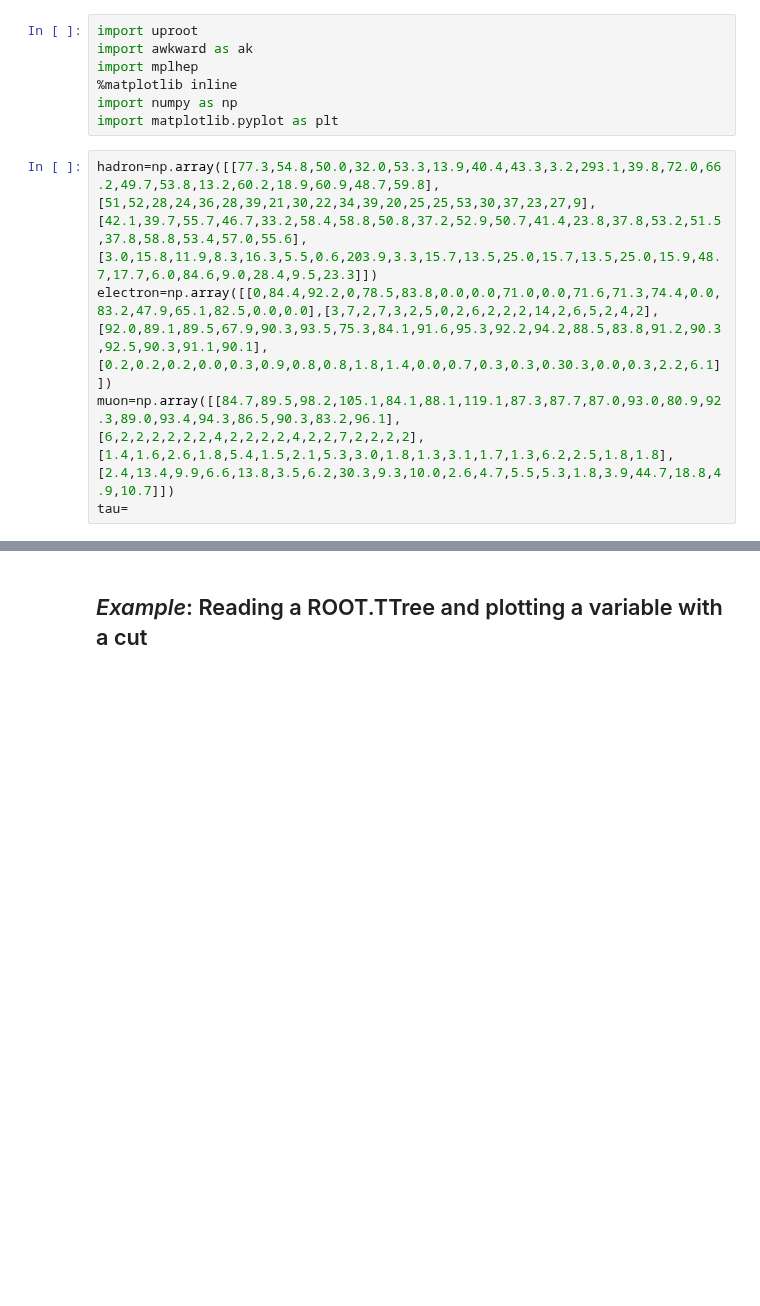
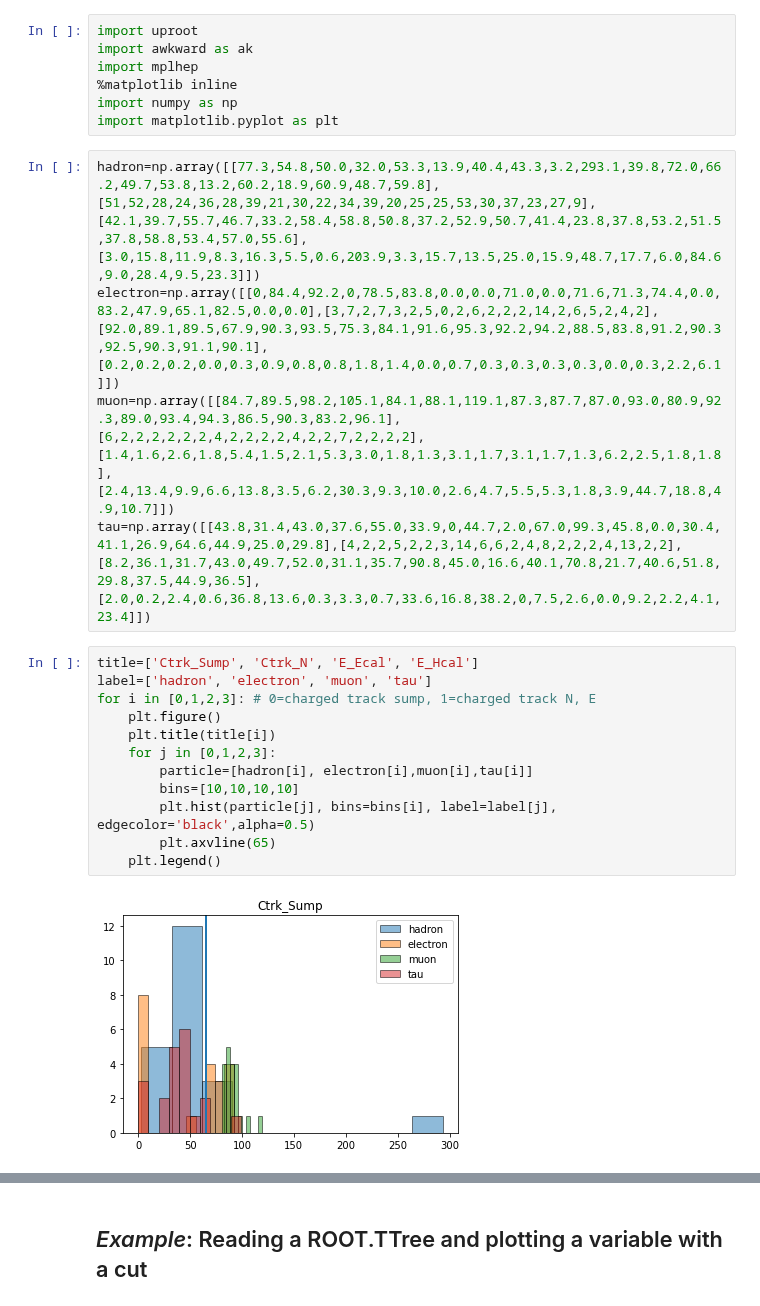
Before and after one commit to josepretel/z0-precisionmeasurement, a Jupyter notebook: z0_experiment.ipynb, the cells around one changed output, grey strips where cells are left out. Drawn from its saved outputs; the diff is of its cells as text; blank space fills up the shorter version.

Commit message:
Add files via upload
histograms for event horizon generated

```diff
--- a/z0_experiment.ipynb
+++ b/z0_experiment.ipynb
@@ -33,7 +33,21 @@ import mplhep
 import numpy as np
 import matplotlib.pyplot as plt
 # %%
-hadron=np.array([[77.3,54.8,50.0,32.0,53.3,13.9,40.4,43.3,3.2,293.1,39.8,72.0,66.2,49.7,53.8,13.2,60.2,18.9,60.9,48.7,59.8],[51,52,28,24,36,28,39,21,30,22,34,39,20,25,25,53,30,37,23,27,9],[42.1,39.7,55.7,46.7,33.2,58.4,58.8,50.8,37.2,52.9,50.7,41.4,23.8,37.8,53.2,51.5,37.8,58.8,53.4,57.0,55.6], [3.0,15.8,11.9,8.3,16.3,5.5,0.6,203.9,3.3,15.7,13.5,25.0,15.7,13.5,25.0,15.9,48.7,17.7,6.0,84.6,9.0,28.4,9.5,23.3]])
-electron=np.array([[0,84.4,92.2,0,78.5,83.8,0.0,0.0,71.0,0.0,71.6,71.3,74.4,0.0,83.2,47.9,65.1,82.5,0.0,0.0],[3,7,2,7,3,2,5,0,2,6,2,2,2,14,2,6,5,2,4,2],[92.0,89.1,89.5,67.9,90.3,93.5,75.3,84.1,91.6,95.3,92.2,94.2,88.5,83.8,91.2,90.3,92.5,90.3,91.1,90.1],[0.2,0.2,0.2,0.0,0.3,0.9,0.8,0.8,1.8,1.4,0.0,0.7,0.3,0.3,0.30.3,0.0,0.3,2.2,6.1]])
-muon=np.array([[84.7,89.5,98.2,105.1,84.1,88.1,119.1,87.3,87.7,87.0,93.0,80.9,92.3,89.0,93.4,94.3,86.5,90.3,83.2,96.1],[6,2,2,2,2,2,2,4,2,2,2,2,4,2,2,7,2,2,2,2],[1.4,1.6,2.6,1.8,5.4,1.5,2.1,5.3,3.0,1.8,1.3,3.1,1.7,1.3,6.2,2.5,1.8,1.8],[2.4,13.4,9.9,6.6,13.8,3.5,6.2,30.3,9.3,10.0,2.6,4.7,5.5,5.3,1.8,3.9,44.7,18.8,4.9,10.7]])
-tau=
+hadron=np.array([[77.3,54.8,50.0,32.0,53.3,13.9,40.4,43.3,3.2,293.1,39.8,72.0,66.2,49.7,53.8,13.2,60.2,18.9,60.9,48.7,59.8],[51,52,28,24,36,28,39,21,30,22,34,39,20,25,25,53,30,37,23,27,9],[42.1,39.7,55.7,46.7,33.2,58.4,58.8,50.8,37.2,52.9,50.7,41.4,23.8,37.8,53.2,51.5,37.8,58.8,53.4,57.0,55.6], [3.0,15.8,11.9,8.3,16.3,5.5,0.6,203.9,3.3,15.7,13.5,25.0,15.9,48.7,17.7,6.0,84.6,9.0,28.4,9.5,23.3]])
+electron=np.array([[0,84.4,92.2,0,78.5,83.8,0.0,0.0,71.0,0.0,71.6,71.3,74.4,0.0,83.2,47.9,65.1,82.5,0.0,0.0],[3,7,2,7,3,2,5,0,2,6,2,2,2,14,2,6,5,2,4,2],[92.0,89.1,89.5,67.9,90.3,93.5,75.3,84.1,91.6,95.3,92.2,94.2,88.5,83.8,91.2,90.3,92.5,90.3,91.1,90.1],[0.2,0.2,0.2,0.0,0.3,0.9,0.8,0.8,1.8,1.4,0.0,0.7,0.3,0.3,0.3,0.3,0.0,0.3,2.2,6.1]])
+muon=np.array([[84.7,89.5,98.2,105.1,84.1,88.1,119.1,87.3,87.7,87.0,93.0,80.9,92.3,89.0,93.4,94.3,86.5,90.3,83.2,96.1],[6,2,2,2,2,2,2,4,2,2,2,2,4,2,2,7,2,2,2,2],[1.4,1.6,2.6,1.8,5.4,1.5,2.1,5.3,3.0,1.8,1.3,3.1,1.7,3.1,1.7,1.3,6.2,2.5,1.8,1.8],[2.4,13.4,9.9,6.6,13.8,3.5,6.2,30.3,9.3,10.0,2.6,4.7,5.5,5.3,1.8,3.9,44.7,18.8,4.9,10.7]])
+tau=np.array([[43.8,31.4,43.0,37.6,55.0,33.9,0,44.7,2.0,67.0,99.3,45.8,0.0,30.4,41.1,26.9,64.6,44.9,25.0,29.8],[4,2,2,5,2,2,3,14,6,6,2,4,8,2,2,2,4,13,2,2],[8.2,36.1,31.7,43.0,49.7,52.0,31.1,35.7,90.8,45.0,16.6,40.1,70.8,21.7,40.6,51.8,29.8,37.5,44.9,36.5],[2.0,0.2,2.4,0.6,36.8,13.6,0.3,3.3,0.7,33.6,16.8,38.2,0,7.5,2.6,0.0,9.2,2.2,4.1,23.4]])
+# %%
+title=['Ctrk_Sump', 'Ctrk_N', 'E_Ecal', 'E_Hcal']
+label=['hadron', 'electron', 'muon', 'tau']
+for i in [0,1,2,3]: # 0=charged track sump, 1=charged track N, E
+    plt.figure()
+    plt.title(title[i])
+    for j in [0,1,2,3]:
+        particle=[hadron[i], electron[i],muon[i],tau[i]]
+        bins=[10,10,10,10]
+        plt.hist(particle[j], bins=bins[i], label=label[j], edgecolor='black',alpha=0.5)
+        plt.axvline(65)
+    plt.legend()
+# %% [output]
+[figure, added]
```
Also changed, not shown: parts of 1 cell of this notebook.
